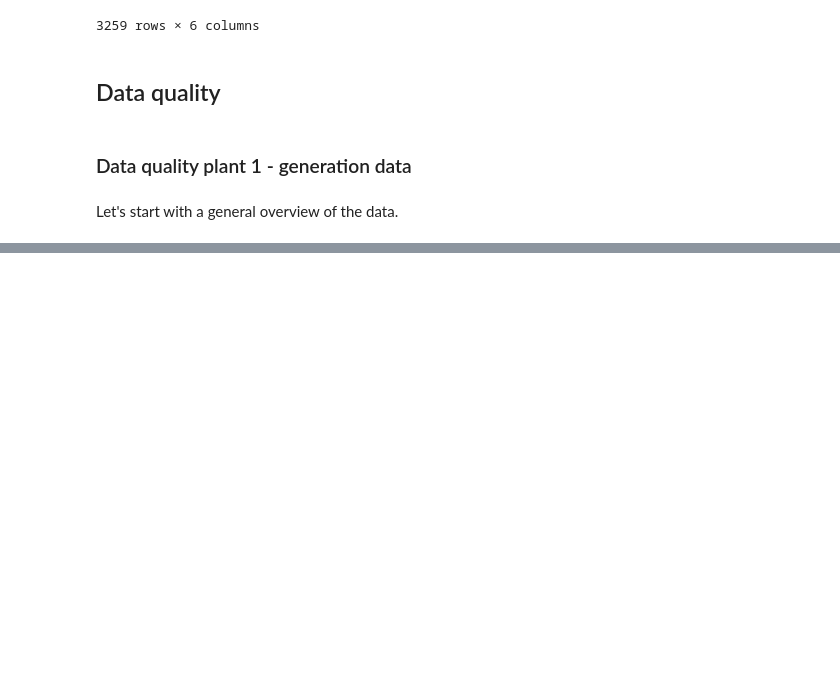
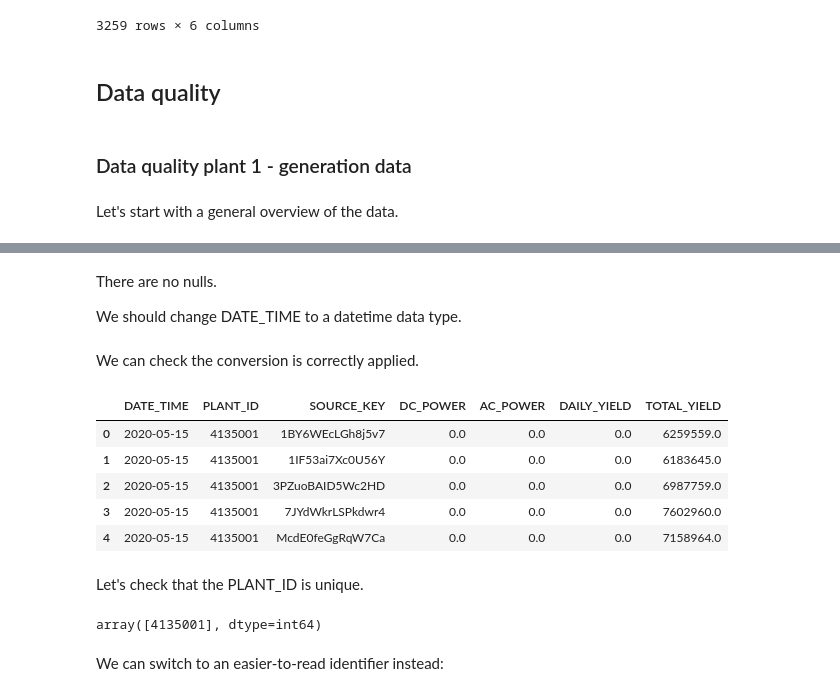
Before and after one commit to luis-cj/data-science-solar-power-plant, a Jupyter notebook: solar_power_plant_part_1.ipynb, the cells around one changed output, grey strips where cells are left out. Drawn from its saved outputs; the diff is of its cells as text; code cells hidden in the pictures; blank space fills up the shorter version.

```diff
--- a/solar_power_plant_part_1.ipynb
+++ b/solar_power_plant_part_1.ipynb
@@ -101,0 +119,4 @@ Let's start with a general overview of the data.
+# %% [markdown]
+There are no nulls.
+
+We should change DATE_TIME to a datetime data type.
@@ -101,0 +125,19 @@ Let's start with a general overview of the data.
+# %% [markdown]
+We can check the conversion is correctly applied.
+# %%
+p1g.head()
+# %% [output]
+|  | DATE_TIME | PLANT_ID | SOURCE_KEY | DC_POWER | AC_POWER | DAILY_YIELD | TOTAL_YIELD |
+| 0 | 2020-05-15 | 4135001 | 1BY6WEcLGh8j5v7 | 0.0 | 0.0 | 0.0 | 6259559.0 |
+| 1 | 2020-05-15 | 4135001 | 1IF53ai7Xc0U56Y | 0.0 | 0.0 | 0.0 | 6183645.0 |
+| 2 | 2020-05-15 | 4135001 | 3PZuoBAID5Wc2HD | 0.0 | 0.0 | 0.0 | 6987759.0 |
+| 3 | 2020-05-15 | 4135001 | 7JYdWkrLSPkdwr4 | 0.0 | 0.0 | 0.0 | 7602960.0 |
+| 4 | 2020-05-15 | 4135001 | McdE0feGgRqW7Ca | 0.0 | 0.0 | 0.0 | 7158964.0 |
+# %% [markdown]
+Let's check that the PLANT_ID is unique.
+# %%
+p1g["PLANT_ID"].unique()
+# %% [output]
+array([4135001], dtype=int64)
+# %% [markdown]
+We can switch to an easier-to-read identifier instead:
```
Also changed, not shown: parts of 11 cells of this notebook.
